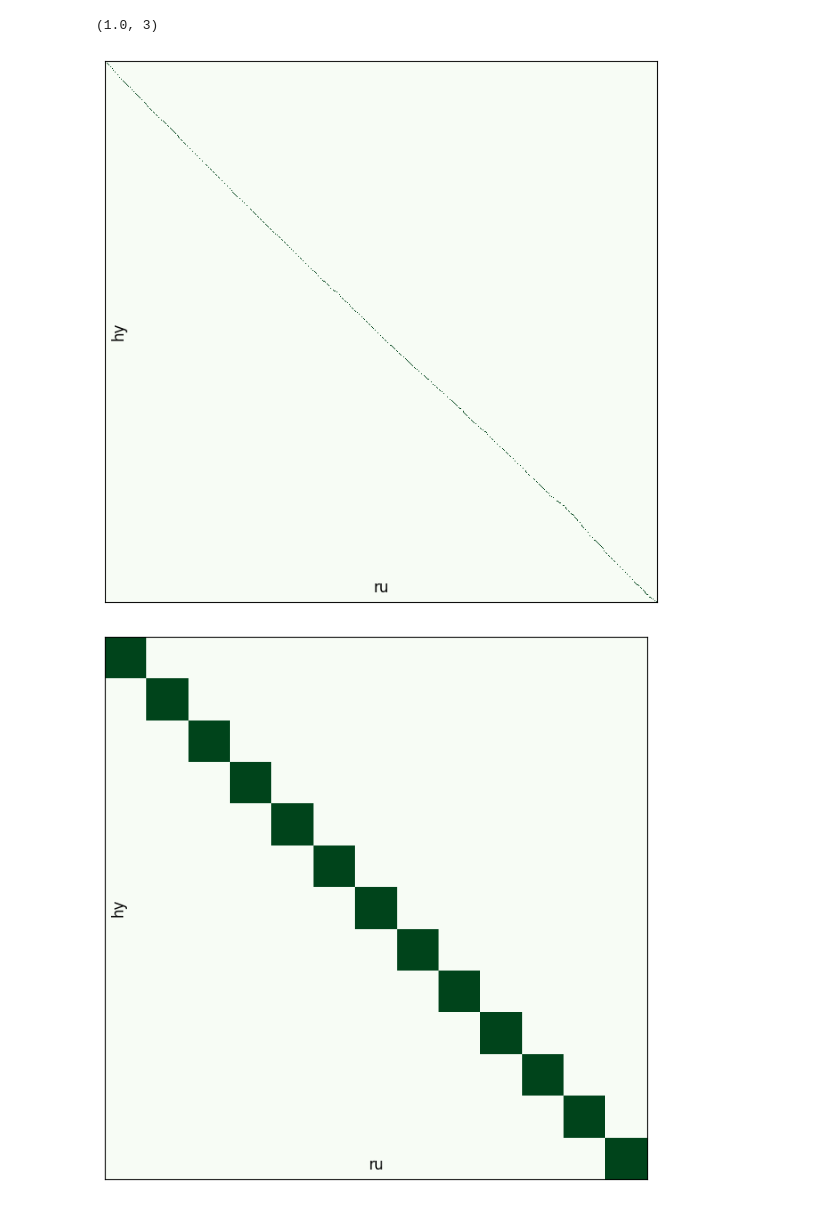
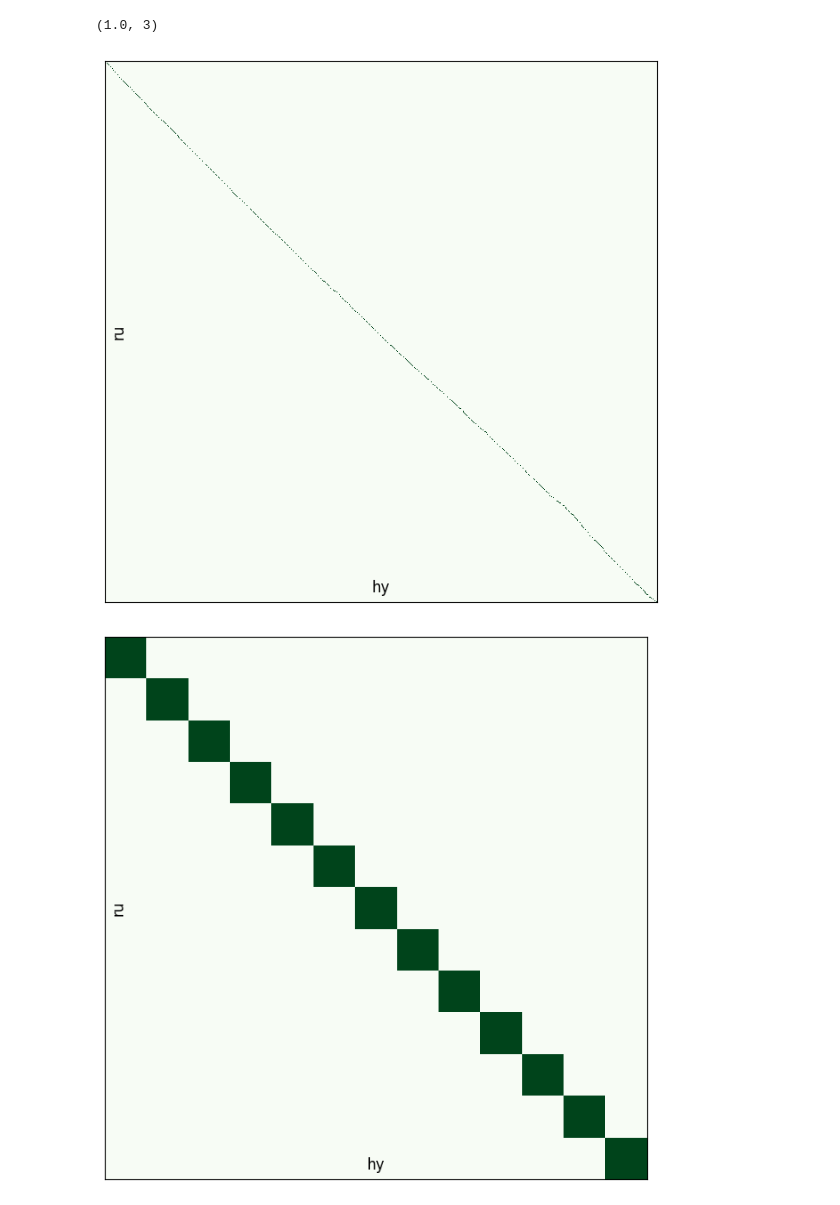
Before and after one commit to RNC-Armenian-parallel-corpus/RNC_aligner_notebook, a Jupyter notebook: lingtrain_am_ru.ipynb, the cells around one changed output. Drawn from its saved outputs; the diff is of its cells as text; code cells hidden in the pictures.

```diff
--- a/lingtrain_am_ru.ipynb
+++ b/lingtrain_am_ru.ipynb
@@ -389,5 +367,10 @@ WARNING:root:can not fetch index db
 (len(os.listdir(input_dir))-1)/2 , len(set(exceptions))+len(done)
 # %% [output]
 (1.0, 3)
+# %%
+vis_helper.visualize_alignment_by_db(db_path='arzrum.db', output_path='viz.png', lang_name_from='ru', lang_name_to='hyr', batch_size=1000, size=(800,800), plt_show=True)
+# %% [output]
+[figure, added]
+[figure, added]
 # %%
 !rm *.db
@@ -397,5 +376,0 @@ shutil.make_archive(zip_filename, 'zip', output_dir)
-# %%
-vis_helper.visualize_alignment_by_db(db_path='arzrum.db', output_path='viz.png', lang_name_from='hy', lang_name_to='ru', batch_size=1000, size=(800,800), plt_show=True)
-# %% [output]
-[figure, removed]
-[figure, removed]
```
Also changed, not shown: parts of 7 cells of this notebook.
